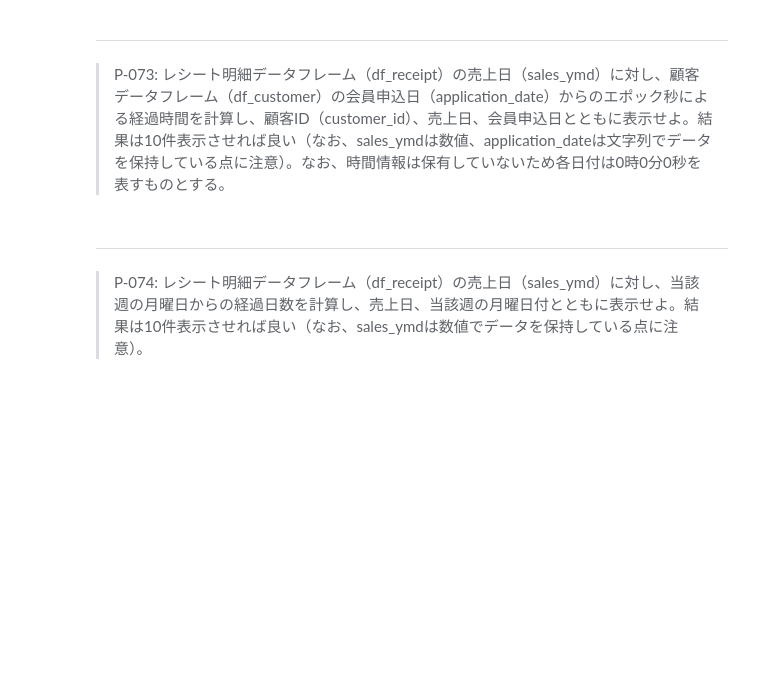
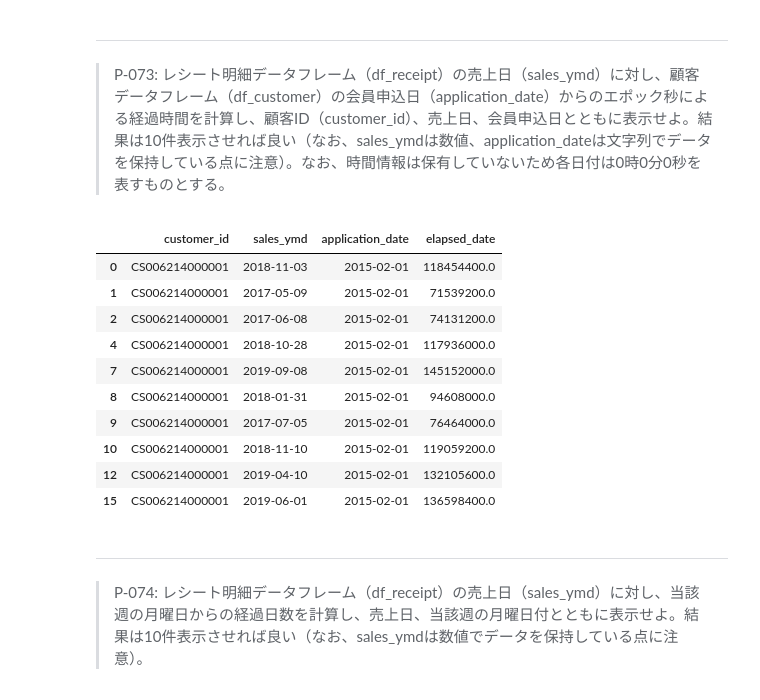
Before and after one commit to letitride/100knocks-preprocess, a Jupyter notebook: docker/work/preprocess_knock_Python.ipynb, the cells around one changed output. Saved outputs shown, nothing was run; the diff lists cells and outputs as text; code cells hidden in the pictures; blank space fills up the shorter version.

```diff
--- a/docker/work/preprocess_knock_Python.ipynb
+++ b/docker/work/preprocess_knock_Python.ipynb
@@ -1397,6 +1397,29 @@ df_tmp.head(10)
 # %% [markdown]
 ---
 > P-073: レシート明細データフレーム（df_receipt）の売上日（sales_ymd）に対し、顧客データフレーム（df_customer）の会員申込日（application_date）からのエポック秒による経過時間を計算し、顧客ID（customer_id）、売上日、会員申込日とともに表示せよ。結果は10件表示させれば良い（なお、sales_ymdは数値、application_dateは文字列でデータを保持している点に注意）。なお、時間情報は保有していないため各日付は0時0分0秒を表すものとする。
+# %%
+df_tmp = pd.merge(df_receipt[['customer_id', 'sales_ymd']], df_customer[['customer_id', 'application_date']],
+                 how='inner', on='customer_id')
+
+df_tmp = df_tmp.drop_duplicates()
+
+df_tmp['sales_ymd'] = pd.to_datetime(df_tmp['sales_ymd'].astype('str'))
+df_tmp['application_date'] = pd.to_datetime(df_tmp['application_date'])
+
+df_tmp['elapsed_date'] = (df_tmp['sales_ymd'].astype(np.int64) / 10**9) - (df_tmp['application_date'].astype(np.int64) / 10**9)
+df_tmp.head(10)
+# %% [output]
+|  | customer_id | sales_ymd | application_date | elapsed_date |
+| 0 | CS006214000001 | 2018-11-03 | 2015-02-01 | 118454400.0 |
+| 1 | CS006214000001 | 2017-05-09 | 2015-02-01 | 71539200.0 |
+| 2 | CS006214000001 | 2017-06-08 | 2015-02-01 | 74131200.0 |
+| 4 | CS006214000001 | 2018-10-28 | 2015-02-01 | 117936000.0 |
+| 7 | CS006214000001 | 2019-09-08 | 2015-02-01 | 145152000.0 |
+| 8 | CS006214000001 | 2018-01-31 | 2015-02-01 | 94608000.0 |
+| 9 | CS006214000001 | 2017-07-05 | 2015-02-01 | 76464000.0 |
+| 10 | CS006214000001 | 2018-11-10 | 2015-02-01 | 119059200.0 |
+| 12 | CS006214000001 | 2019-04-10 | 2015-02-01 | 132105600.0 |
+| 15 | CS006214000001 | 2019-06-01 | 2015-02-01 | 136598400.0 |
 # %% [markdown]
 ---
 > P-074: レシート明細データフレーム（df_receipt）の売上日（sales_ymd）に対し、当該週の月曜日からの経過日数を計算し、売上日、当該週の月曜日付とともに表示せよ。結果は10件表示させれば良い（なお、sales_ymdは数値でデータを保持している点に注意）。
```
